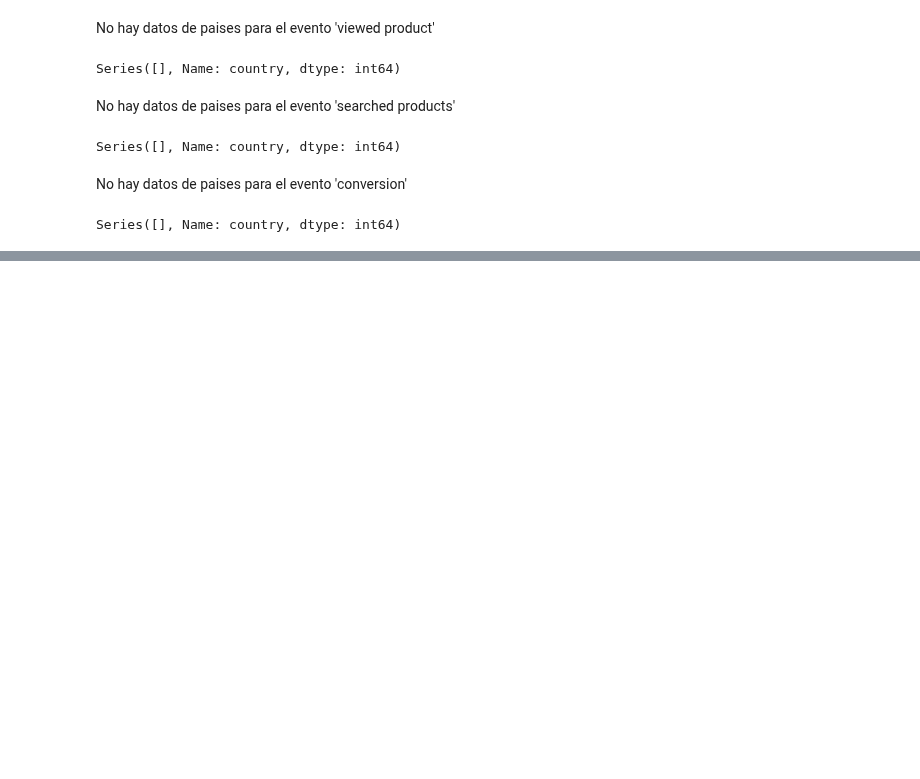
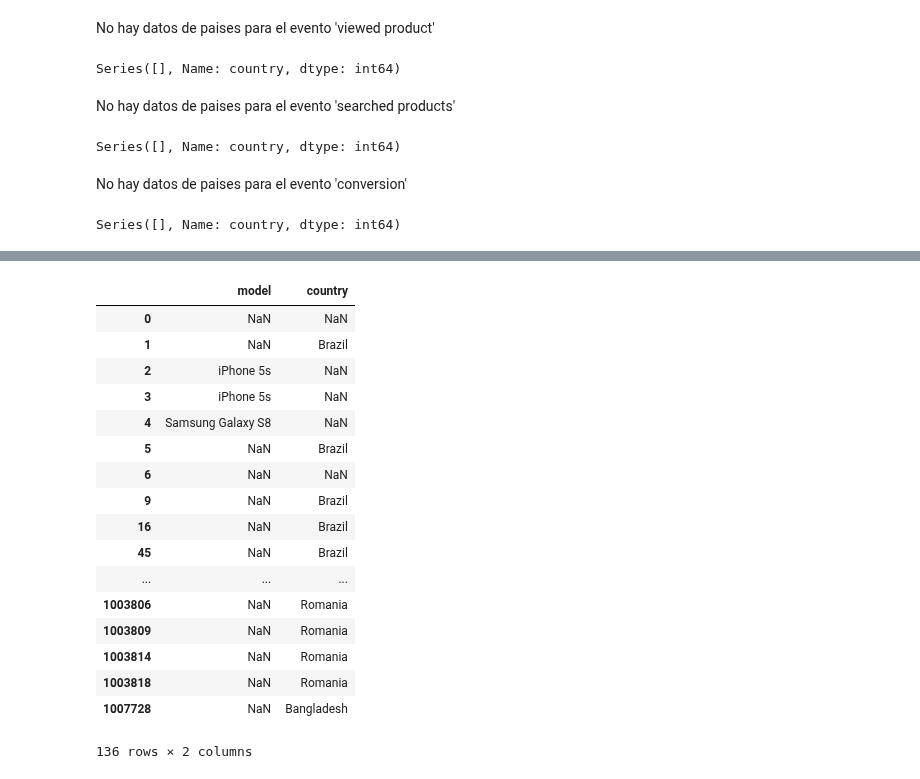
Before and after one commit to Blaz77/DatosReloaded, a Jupyter notebook: TP1/Exploracion_Trocafone.ipynb, the cells around one changed output, grey strips where cells are left out. Drawn from its saved outputs; the diff is of its cells as text; code cells hidden in the pictures; blank space fills up the shorter version.

```diff
--- a/TP1/Exploracion_Trocafone.ipynb
+++ b/TP1/Exploracion_Trocafone.ipynb
@@ -372,0 +427,25 @@ No hay datos de paises para el evento 'ad campaign hit'
+# %%
+paises_dispositivos = trocafoneData[['model','country']]
+paises_dispositivos = paises_dispositivos[paises_dispositivos['model'] != 'NaN']
+paises_dispositivos = paises_dispositivos[paises_dispositivos['country'] != 'Unknown']
+
+paises_dispositivos.groupby(['country']).head()
+# %% [output]
+|  | model | country |
+| 0 | NaN | NaN |
+| 1 | NaN | Brazil |
+| 2 | iPhone 5s | NaN |
+| 3 | iPhone 5s | NaN |
+| 4 | Samsung Galaxy S8 | NaN |
+| 5 | NaN | Brazil |
+| 6 | NaN | NaN |
+| 9 | NaN | Brazil |
+| 16 | NaN | Brazil |
+| 45 | NaN | Brazil |
+| ... | ... | ... |
+| 1003806 | NaN | Romania |
+| 1003809 | NaN | Romania |
+| 1003814 | NaN | Romania |
+| 1003818 | NaN | Romania |
+| 1007728 | NaN | Bangladesh |
+136 rows × 2 columns
```
Also changed, not shown: parts of 10 cells of this notebook.
